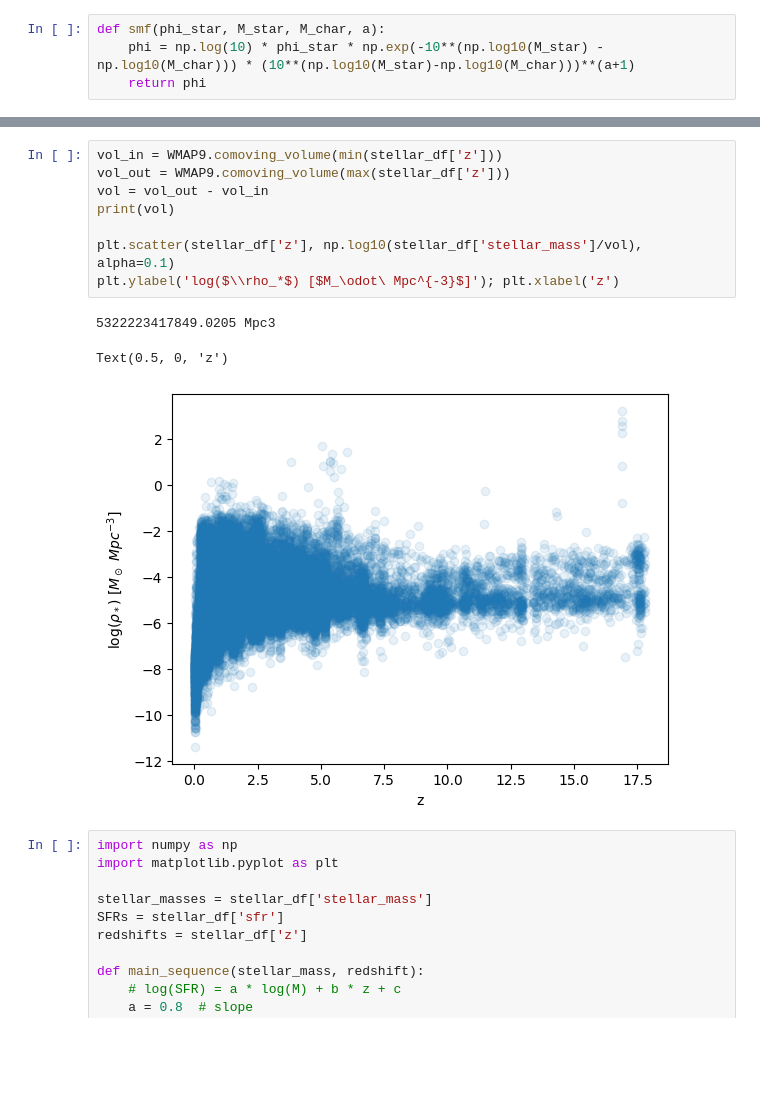
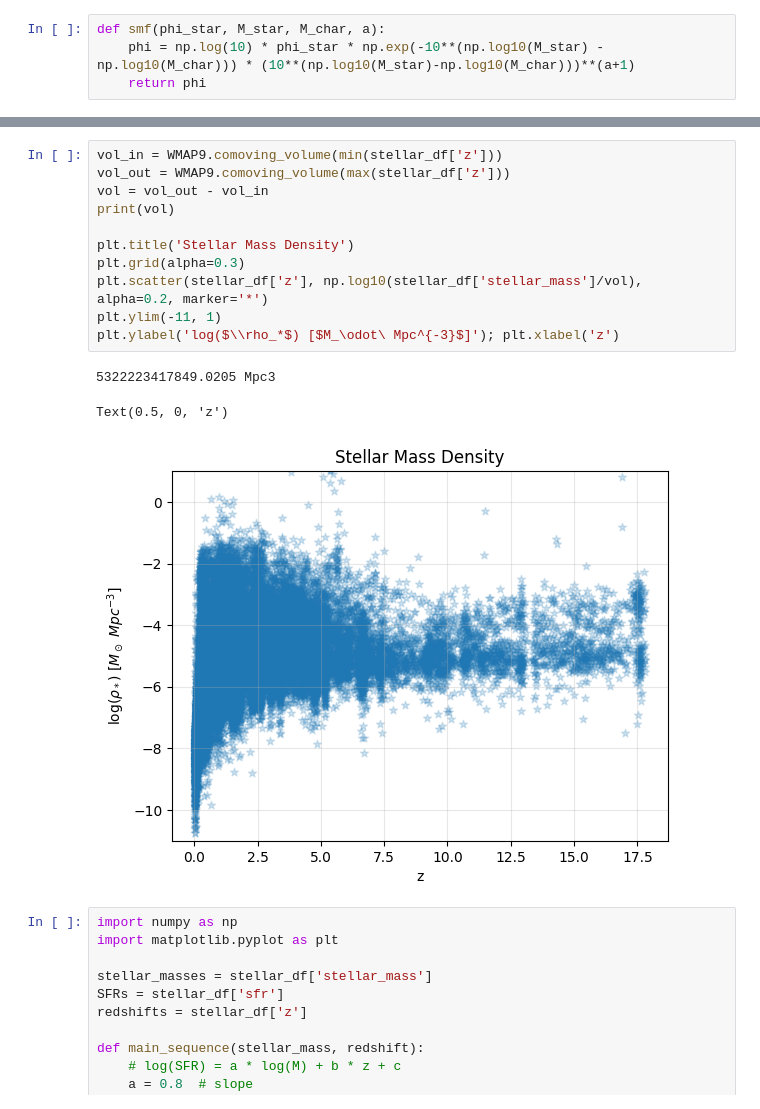
Before and after one commit to mayamerch/block-3-project, a Jupyter notebook: abell 2744.ipynb, the cells around one changed output, grey strips where cells are left out. Drawn from its saved outputs; the diff is of its cells as text; blank space fills up the shorter version.

```diff
--- a/abell 2744.ipynb
+++ b/abell 2744.ipynb
@@ -751,15 +737,18 @@ Text(0.5, 1.0, 'Stellar Mass Function')
 # %%
 vol_in = WMAP9.comoving_volume(min(stellar_df['z']))
 vol_out = WMAP9.comoving_volume(max(stellar_df['z']))
 vol = vol_out - vol_in
 print(vol)
 
-plt.scatter(stellar_df['z'], np.log10(stellar_df['stellar_mass']/vol), alpha=0.1)
+plt.title('Stellar Mass Density')
+plt.grid(alpha=0.3)
+plt.scatter(stellar_df['z'], np.log10(stellar_df['stellar_mass']/vol), alpha=0.2, marker='*')
+plt.ylim(-11, 1)
 plt.ylabel('log($\\rho_*$) [$M_\odot\ Mpc^{-3}$]'); plt.xlabel('z')
 # %% [output]
 5322223417849.0205 Mpc3
 Text(0.5, 0, 'z')
-[figure, old version]
+[figure, new version]
 # %%
 import numpy as np
 import matplotlib.pyplot as plt
```
Also changed, not shown: parts of 10 cells of this notebook.
